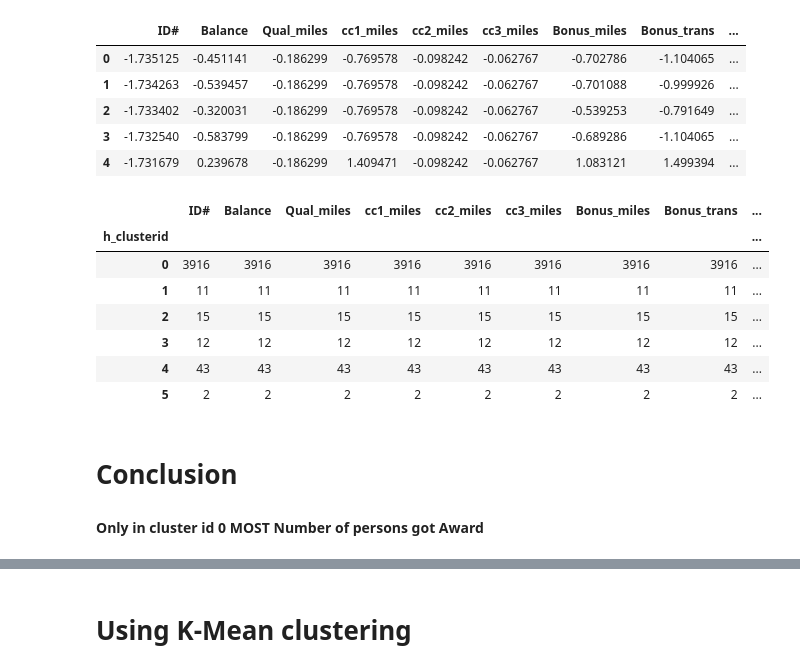
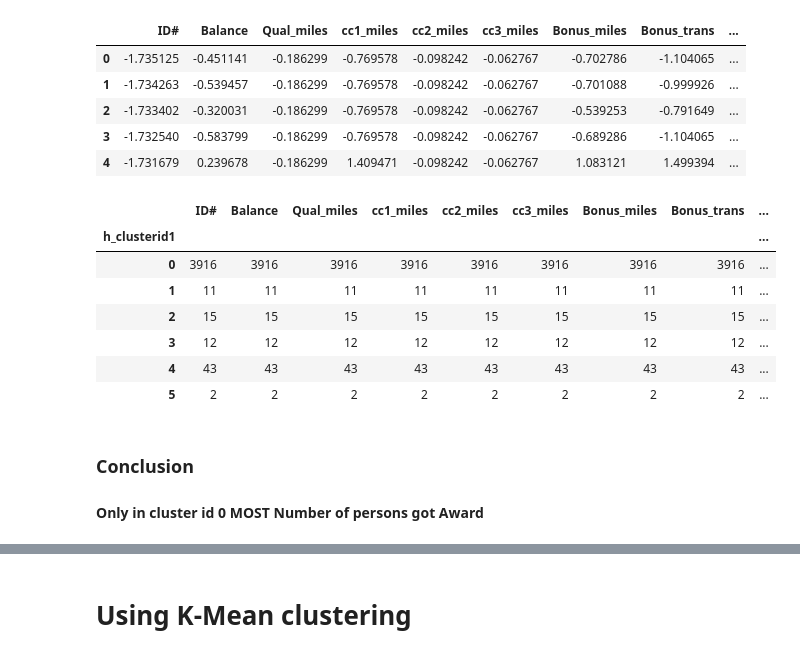
Before and after one commit to navnathsatre/DS_ASSIGNMENTS, a Jupyter notebook: Assignment Clustering(EastWestAirlines).ipynb, the cells around one changed output, grey strips where cells are left out. Saved outputs shown, nothing was run; the diff lists cells and outputs as text; code cells hidden in the pictures.

```diff
--- a/Assignment Clustering(EastWestAirlines).ipynb
+++ b/Assignment Clustering(EastWestAirlines).ipynb
@@ -79,7 +79,7 @@ y_hc=hc.fit_predict(std_df)
 cluster=pd.DataFrame(y_hc,columns=['cluster'])
 #cluster
 # %%
-std_df['h_clusterid']=hc.labels_
+std_df['h_clusterid1']=hc.labels_
 std_df.head()
 # %% [output]
 |  | ID# | Balance | Qual_miles | cc1_miles | cc2_miles | cc3_miles | Bonus_miles | Bonus_trans | ... |
@@ -89,10 +89,10 @@ std_df.head()
 | 3 | -1.732540 | -0.583799 | -0.186299 | -0.769578 | -0.098242 | -0.062767 | -0.689286 | -1.104065 | ... |
 | 4 | -1.731679 | 0.239678 | -0.186299 | 1.409471 | -0.098242 | -0.062767 | 1.083121 | 1.499394 | ... |
 # %%
-std_df.groupby(['h_clusterid']).count()
+std_df.groupby(['h_clusterid1']).count()
 # %% [output]
 |  | ID# | Balance | Qual_miles | cc1_miles | cc2_miles | cc3_miles | Bonus_miles | Bonus_trans | ... |
-| h_clusterid |  |  |  |  |  |  |  |  | ... |
+| h_clusterid1 |  |  |  |  |  |  |  |  | ... |
 | 0 | 3916 | 3916 | 3916 | 3916 | 3916 | 3916 | 3916 | 3916 | ... |
 | 1 | 11 | 11 | 11 | 11 | 11 | 11 | 11 | 11 | ... |
 | 2 | 15 | 15 | 15 | 15 | 15 | 15 | 15 | 15 | ... |
@@ -100,5 +100,5 @@ std_df.groupby(['h_clusterid']).count()
 | 4 | 43 | 43 | 43 | 43 | 43 | 43 | 43 | 43 | ... |
 | 5 | 2 | 2 | 2 | 2 | 2 | 2 | 2 | 2 | ... |
 # %% [markdown]
-# Conclusion
+### Conclusion
 #### Only in cluster id 0 MOST Number of persons got Award
```
Also changed, not shown: parts of 26 cells of this notebook, 1 other file.
